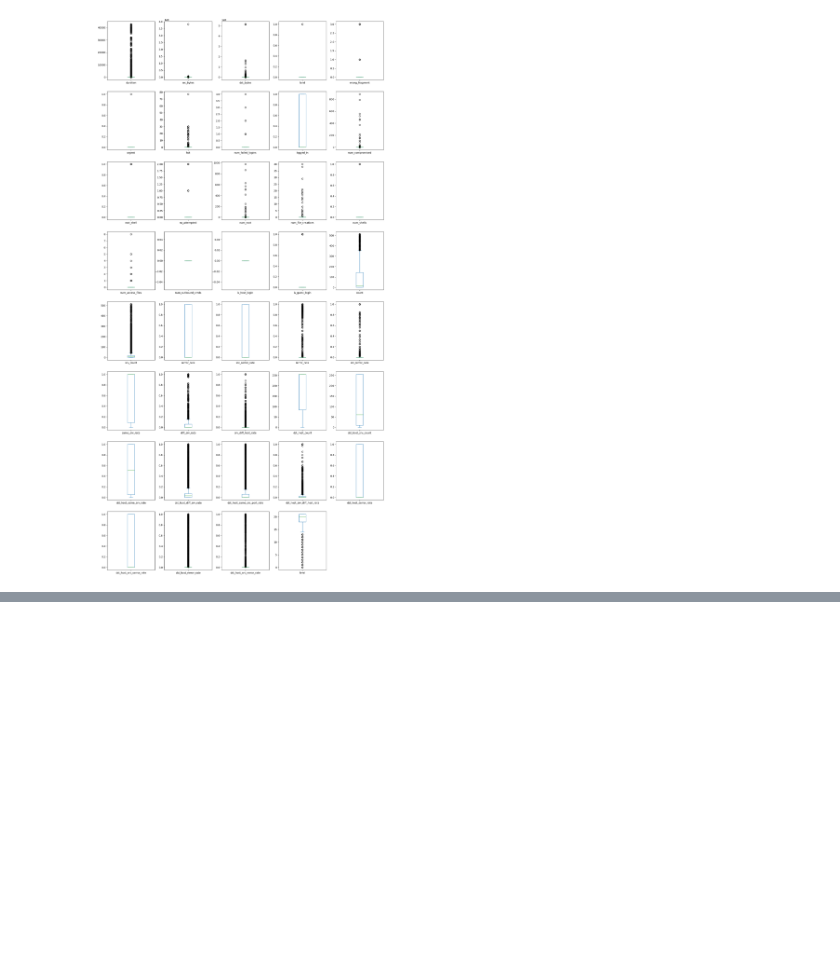
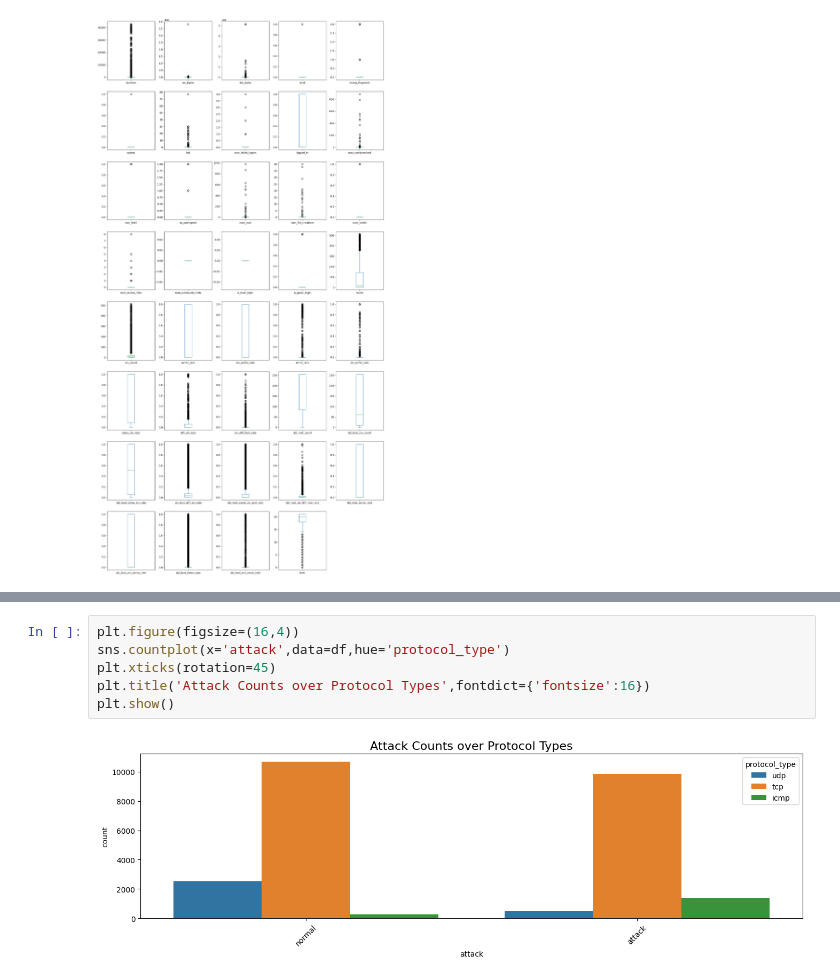
Before and after one commit to CheFly1116/InfoVis, a Jupyter notebook: processing.ipynb, the cells around one changed output, grey strips where cells are left out. Drawn from its saved outputs; the diff is of its cells as text; blank space fills up the shorter version.

```diff
--- a/processing.ipynb
+++ b/processing.ipynb
@@ -110,0 +127,8 @@ plt.show()
+# %%
+plt.figure(figsize=(16,4))
+sns.countplot(x='attack',data=df,hue='protocol_type')
+plt.xticks(rotation=45)
+plt.title('Attack Counts over Protocol Types',fontdict={'fontsize':16})
+plt.show()
+# %% [output]
+[figure, added]
```
Also changed, not shown: parts of 3 cells of this notebook.
